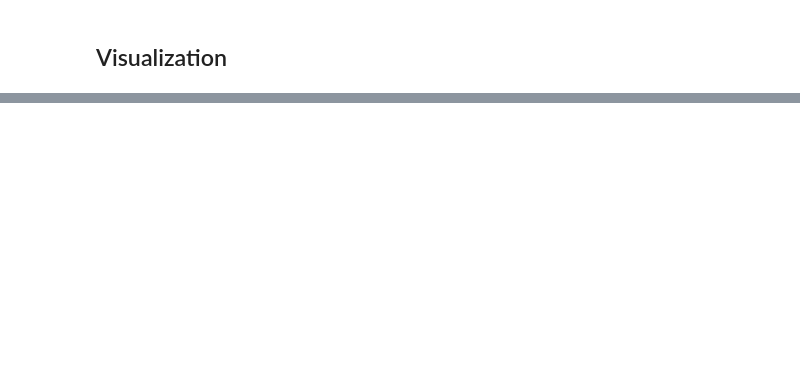
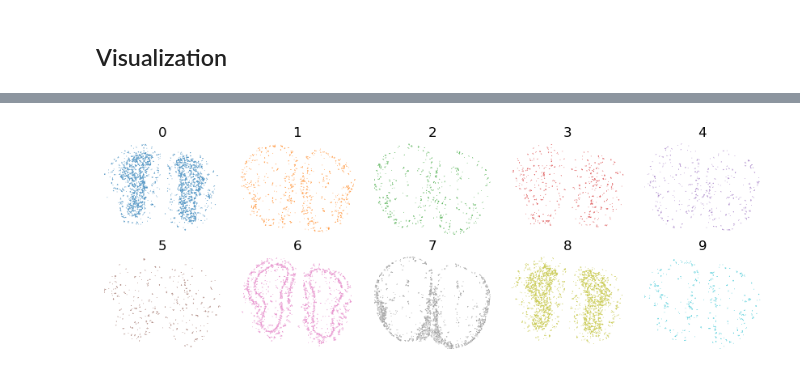
Before and after one commit to toan-ly/GraphST, a Jupyter notebook: notebooks/docs/source/Tutorial 3_Stereo-seq.ipynb, the cells around one changed output, grey strips where cells are left out. Saved outputs shown, nothing was run; the diff lists cells and outputs as text; code cells hidden in the pictures; blank space fills up the shorter version.

```diff
--- a/notebooks/docs/source/Tutorial 3_Stereo-seq.ipynb
+++ b/notebooks/docs/source/Tutorial 3_Stereo-seq.ipynb
@@ -24,6 +26,6 @@ os.environ['R_HOME'] = '/scbio4/tools/R/R-4.0.3_openblas/R-4.0.3'
 # %%
 # the number of clusters
-n_clusters = 22
+n_clusters = 10
 # %% [markdown]
 ## Reading data
 # %%
@@ -75 +84,30 @@ fitting ...
+# %%
+fig, axes = plt.subplots(2,5,figsize=(1.7*5, 1.5*2), sharex=True, sharey=True)
+axes = axes.ravel()
+
+for i in range(n_clusters):
+    sub = adata[adata.obs['domain'] == i+1]
+    sc.pl.spatial(sub, spot_size=30, color='domain', ax=axes[i], legend_loc=None, show=False)
+    axes[i].set_title(i)
+
+
+xmin = adata.obsm['spatial'][:, 0].min()
+xmax = adata.obsm['spatial'][:, 0].max()
+ymin = adata.obsm['spatial'][:, 1].min()
+ymax = adata.obsm['spatial'][:, 1].max()
+
+for ax in axes:
+    ax.spines['top'].set_visible(False)
+    ax.spines['right'].set_visible(False)
+    ax.spines['bottom'].set_visible(False)
+    ax.spines['left'].set_visible(False)
+    ax.set_xlabel('')
+    ax.set_ylabel('')
+    ax.set_xlim([xmin, xmax])
+    ax.set_ylim([ymin, ymax])
+
+plt.subplots_adjust(wspace=0, hspace=0.05)
+plt.tight_layout()
+# %% [output]
+[figure, added]
 # %%
```
Also changed, not shown: parts of 7 cells of this notebook, 4 other files.
